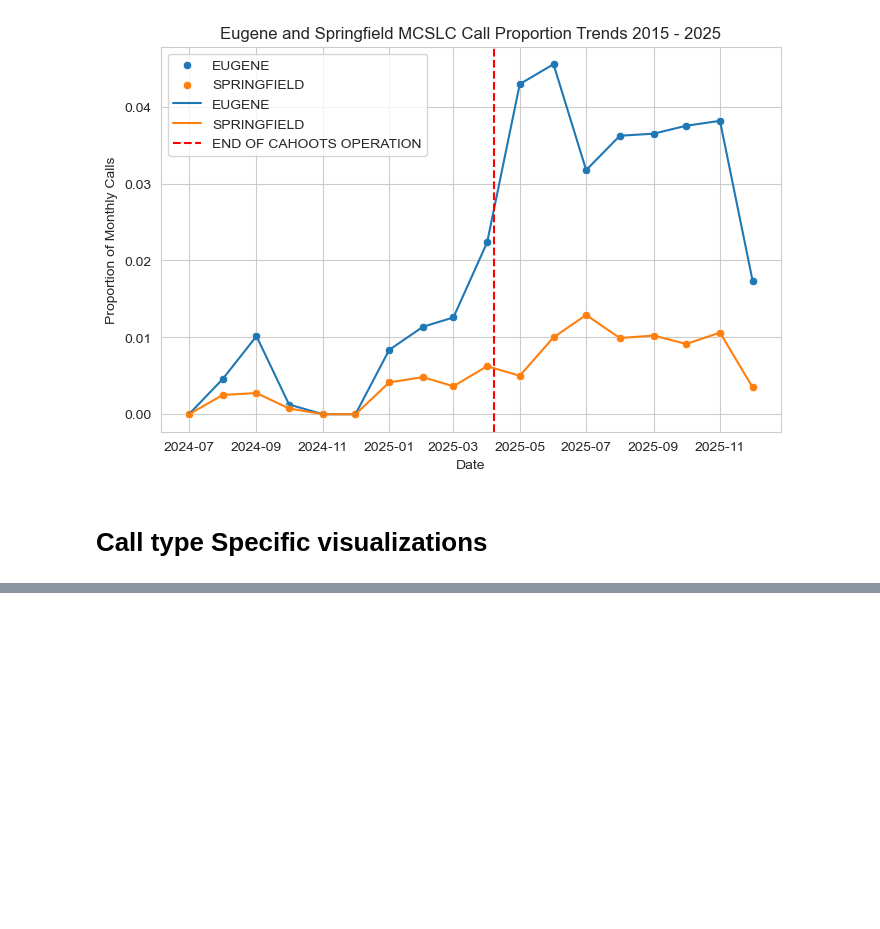
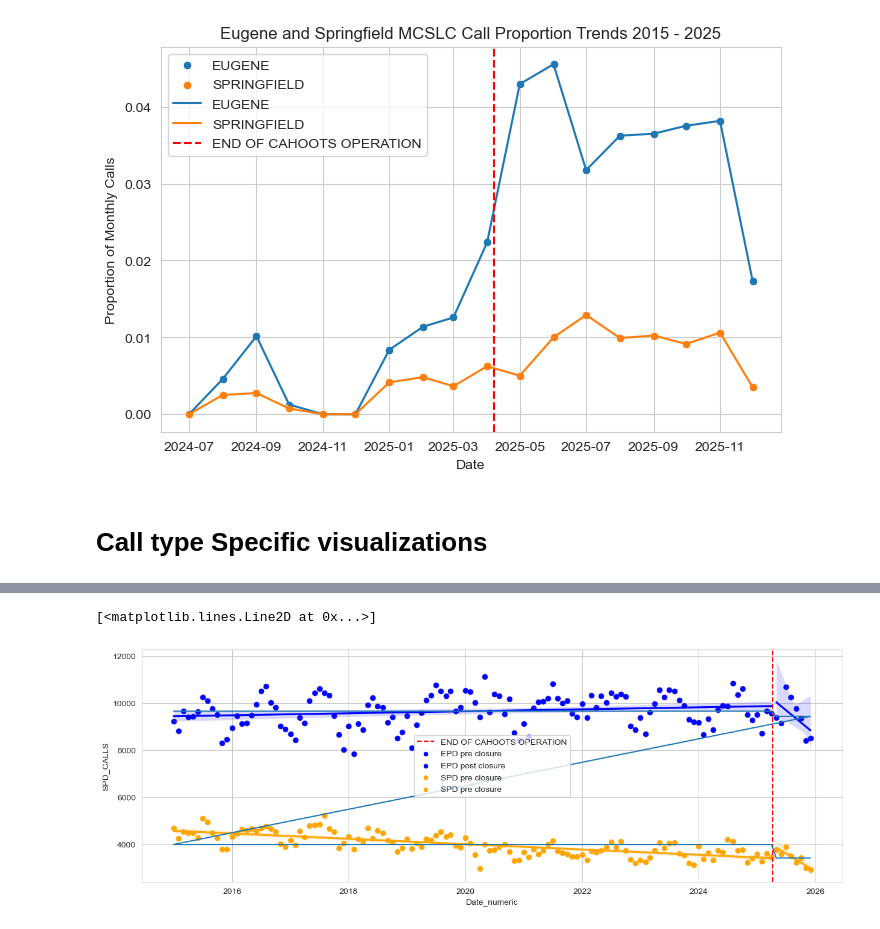
Before and after one commit to luhlig123/DataScienceInAction, a Jupyter notebook: DSCI410_Data_Processing.ipynb, the cells around one changed output, grey strips where cells are left out. Cells and saved outputs as stored; diff of their text form; code cells hidden in the pictures; blank space fills up the shorter version.

Commit message:
Save major plots and start work on DiD

```diff
--- a/DSCI410_Data_Processing.ipynb
+++ b/DSCI410_Data_Processing.ipynb
@@ -578,0 +587,7 @@ plt.xticks(rotation=-90);
+# %%
+TOTAL_EUG_VOLUME_tidy = TOTAL_EUG_VOLUME.melt(id_vars = ["Date", "Date_numeric", "post", "treated"], value_vars = ["EPD_CALLS", "MCSLC_EUG_CALLS", "CH_EUG_CALLS"])
+TOTAL_SPR_VOLUME_tidy = TOTAL_SPR_VOLUME.melt(id_vars = ["Date", "Date_numeric", "post", "treated"], value_vars = ["SPD_CALLS", "MCSLC_SPR_CALLS", "CH_SPR_CALLS"])
+
+
+TOTAL_EUG_PROP_tidy = TOTAL_EUG_VOLUME.melt(id_vars = ["Date", "Date_numeric", "post", "treated"], value_vars = ["PROP_EPD", "PROP_CAHOOTS_EUG", "PROP_MCSLC_EUG"])
+TOTAL_SPR_PROP_tidy = TOTAL_SPR_VOLUME.melt(id_vars = ["Date", "Date_numeric", "post", "treated"], value_vars = ["PROP_SPD", "PROP_CAHOOTS_SPR", "PROP_MCSLC_SPR"])
@@ -578,0 +611,3 @@ plt.xticks(rotation=-90);
+# %%
+TOTAL_EUG_SPR_VOLUME = pd.concat([TOTAL_EUG_VOLUME_tidy, TOTAL_SPR_VOLUME_tidy])
+TOTAL_EUG_SPR_VOLUME
@@ -578,0 +628,3 @@ plt.xticks(rotation=-90);
+# %%
+EPD_SPD_VOLUME = TOTAL_EUG_SPR_VOLUME[TOTAL_EUG_SPR_VOLUME["variable"].isin(["EPD_CALLS", "SPD_CALLS"])]
+EPD_SPD_VOLUME
@@ -578,0 +645,6 @@ plt.xticks(rotation=-90);
+# %%
+model = smf.ols(
+    "value ~ treated + post + treated:post",
+    data = EPD_SPD_VOLUME
+).fit()
+model.summary()
@@ -578,0 +673,24 @@ plt.xticks(rotation=-90);
+# %%
+
+y_pred = model.predict(X)
+
+plt.figure(figsize=(15,5))
+
+plt.axvline(dt.datetime(2025, 4, 7), color = 'red', linestyle = "--", label = "END OF CAHOOTS OPERATION")
+
+sns.scatterplot(data = EUG_VOLUME_PRE, x = "Date_numeric", y = "EPD_CALLS", label = "EPD pre closure", color = "blue")
+sns.scatterplot(data = EUG_VOLUME_POST, x = "Date_numeric", y = "EPD_CALLS", label = "EPD post closure", color = "blue")
+
+sns.scatterplot(data = SPR_VOLUME_PRE, x = "Date_numeric", y = "SPD_CALLS", label = "SPD pre closure", color = "orange")
+sns.scatterplot(data = SPR_VOLUME_POST, x = "Date_numeric", y = "SPD_CALLS", label = "SPD pre closure", color = "orange")
+
+sns.regplot(data = EUG_VOLUME_PRE, x = "Date_numeric", y = "EPD_CALLS", color = "blue")
+sns.regplot(data = EUG_VOLUME_POST, x = "Date_numeric", y = "EPD_CALLS", color = "blue")
+
+sns.regplot(data = SPR_VOLUME_PRE, x = "Date_numeric", y = "SPD_CALLS", color = "orange")
+sns.regplot(data = SPR_VOLUME_POST, x = "Date_numeric", y = "SPD_CALLS", color = "orange")
+
+plt.plot(EPD_SPD_VOLUME["Date_numeric"], y_pred, label="Regression Line")
+# %% [output]
+[<matplotlib.lines.Line2D at 0x...>]
+[figure, added]
```
Also changed, not shown: parts of 31 cells of this notebook, 8 other files.
